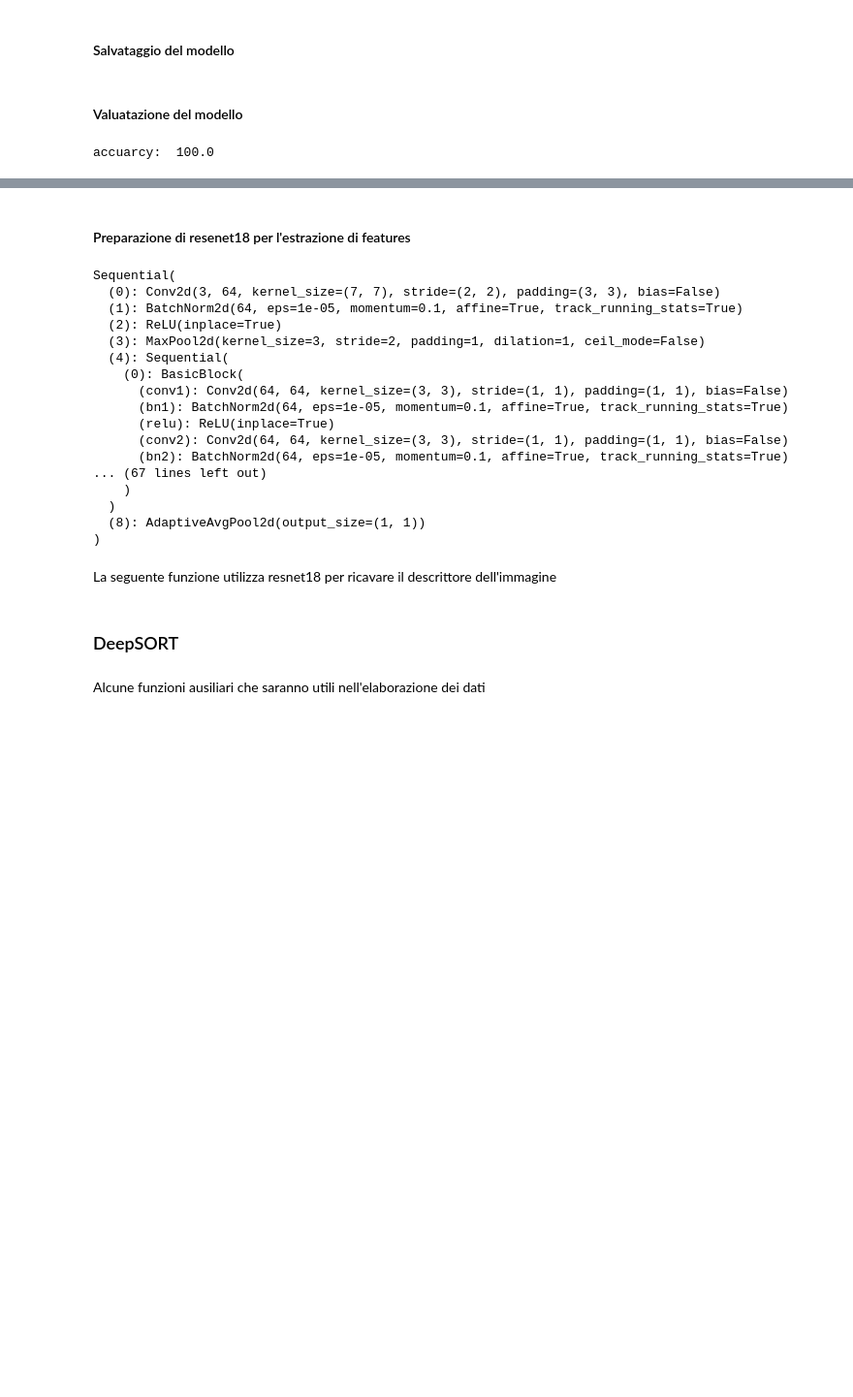
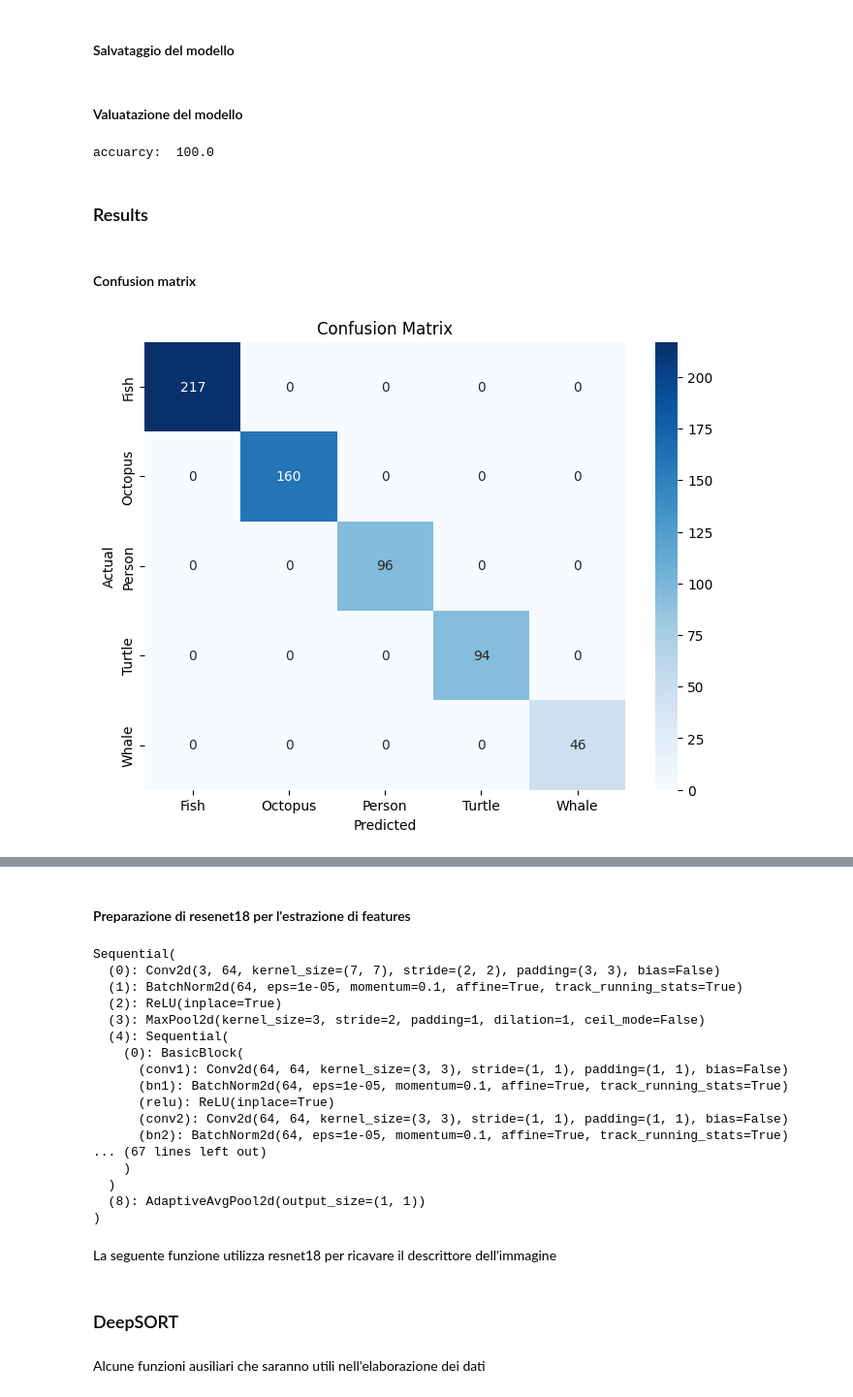
Before and after one commit to Gjergj-01/Underwater_object_tracking, a Jupyter notebook: tracking_underwater.ipynb, the cells around one changed output, grey strips where cells are left out. Shown at 97% size. Drawn from its saved outputs; the diff is of its cells as text; code cells hidden in the pictures; blank space fills up the shorter version.

Commit message:
final models for yolov8 and resnet18

```diff
--- a/tracking_underwater.ipynb
+++ b/tracking_underwater.ipynb
@@ -256,19 +340,19 @@ std: tensor([0.1188, 0.1406, 0.1375])
 test_transform = transforms.Compose([
     transforms.Resize((224, 224)),
     transforms.ToTensor(),
-    transforms.Normalize([0.2522, 0.4443, 0.4805], [0.1188, 0.1406, 0.1375])
+    transforms.Normalize([0.2393, 0.3921, 0.4967], [0.1353, 0.1571, 0.1557])
 ])
 
 train_transform = transforms.Compose([
     transforms.RandomHorizontalFlip(),
     transforms.Resize((224, 224)),
     transforms.ToTensor(),
-    transforms.Normalize([0.2522, 0.4443, 0.4805], [0.1188, 0.1406, 0.1375])
+    transforms.Normalize([0.2393, 0.3921, 0.4967], [0.1353, 0.1571, 0.1557])
 ])
 
-train_dataset_path = "resnet_dir/train1/train"
-val_dataset_path = "resnet_dir/val1/val"
-test_dataset_path = "resnet_dir/test1/test"
+train_dataset_path = "resnet_dir/train"
+val_dataset_path = "resnet_dir/val"
+test_dataset_path = "resnet_dir/test"
 
 class CostumImageDataset(Dataset):
     def __init__(self, image_folder, transform=None):
@@ -296,9 +380,9 @@ train_dataset = CostumImageDataset(train_dataset_path, train_transform)
 val_dataset = CostumImageDataset(val_dataset_path, test_transform)
 test_dataset = CostumImageDataset(val_dataset_path, test_transform)
 
-train_loader = data.DataLoader(train_dataset, batch_size=64, shuffle=True)
-val_loader = data.DataLoader(val_dataset, batch_size=64, shuffle=False)
-test_loader = data.DataLoader(test_dataset, batch_size=64, shuffle=False)
+train_loader = data.DataLoader(train_dataset, batch_size=32, shuffle=True)
+val_loader = data.DataLoader(val_dataset, batch_size=32, shuffle=False)
+test_loader = data.DataLoader(test_dataset, batch_size=32, shuffle=False)
 # %%
 imgs, _ = next(iter(train_loader))
 print("Batch mean", imgs.mean(dim=[0,2,3]))
@@ -340,12 +424,12 @@ def train_resnet18(model, optimizer, data_loader, loss_module, num_epochs):
 # %%
 resnet_model = models.resnet18(pretrained=True)
 num_ftrs = resnet_model.fc.in_features
-resnet_model.fc = nn.Linear(num_ftrs, 11)
+resnet_model.fc = nn.Linear(num_ftrs, 5)
 resent_model = resnet_model.to(device)
 
 loss_module = nn.CrossEntropyLoss()
 optimizer = optim.SGD(resnet_model.parameters(), lr=0.001, momentum=0.9)
-num_epochs = 30
+num_epochs = 15
 batch_size = 32
 
 train_resnet18(resnet_model, optimizer, train_loader, loss_module, num_epochs)
@@ -397,3 +481,5 @@ acc = evaluate_model(model, test_loader, loss_module)
 print("accuarcy: ", acc)
 # %% [output]
 accuarcy:  100.0
+# %% [markdown]
+### Results
@@ -399,0 +507,29 @@ accuarcy:  100.0
+# %%
+model = models.resnet18()
+num_ftrs = model.fc.in_features
+model.fc = nn.Linear(num_ftrs, 5)
+model.load_state_dict(torch.load("my_resnet_model.pt", map_location='cpu'))
+model.eval()
+loss_module = nn.CrossEntropyLoss()
+class_names = ['Fish', 'Octopus', 'Person', 'Turtle', 'Whale']
+num_classes = len(class_names)
+
+y, preds, probs = evaluate_model(model, test_loader, loss_module)
+
+labels = np.array(y)
+binary_labels = label_binarize(y, classes=[*range(len(class_names))])
+
+#print("accuarcy: ", acc)
+# %% [markdown]
+#### Confusion matrix
+# %%
+y_pred = np.argmax(preds, axis=1)
+cm = confusion_matrix(y, y_pred)
+plt.figure(figsize=(8, 6))
+sns.heatmap(cm, annot=True, fmt='d', cmap='Blues', xticklabels=class_names, yticklabels=class_names)
+plt.ylabel('Actual')
+plt.xlabel('Predicted')
+plt.title('Confusion Matrix')
+plt.show()
+# %% [output]
+[figure, added]
```
Also changed, not shown: parts of 15 cells of this notebook, 36 other files.
